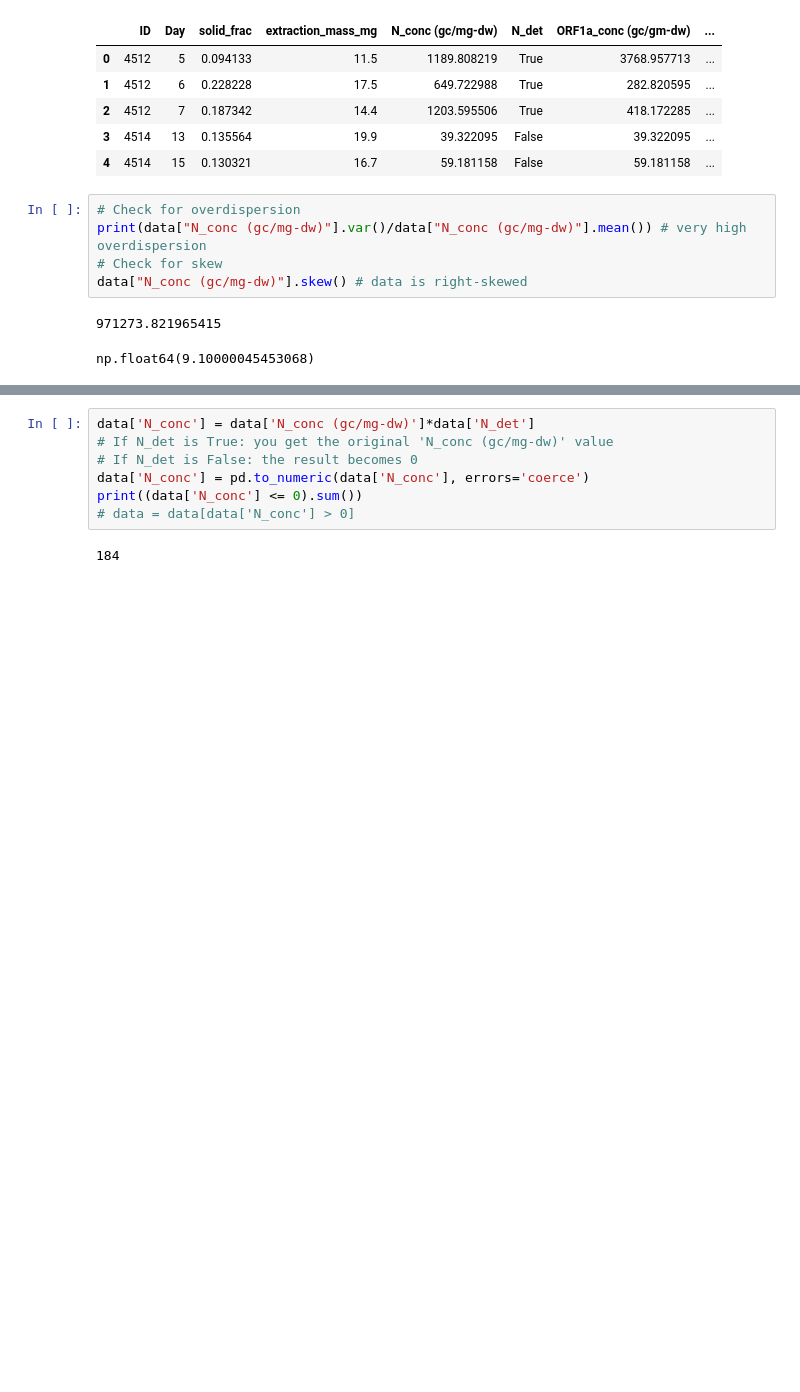
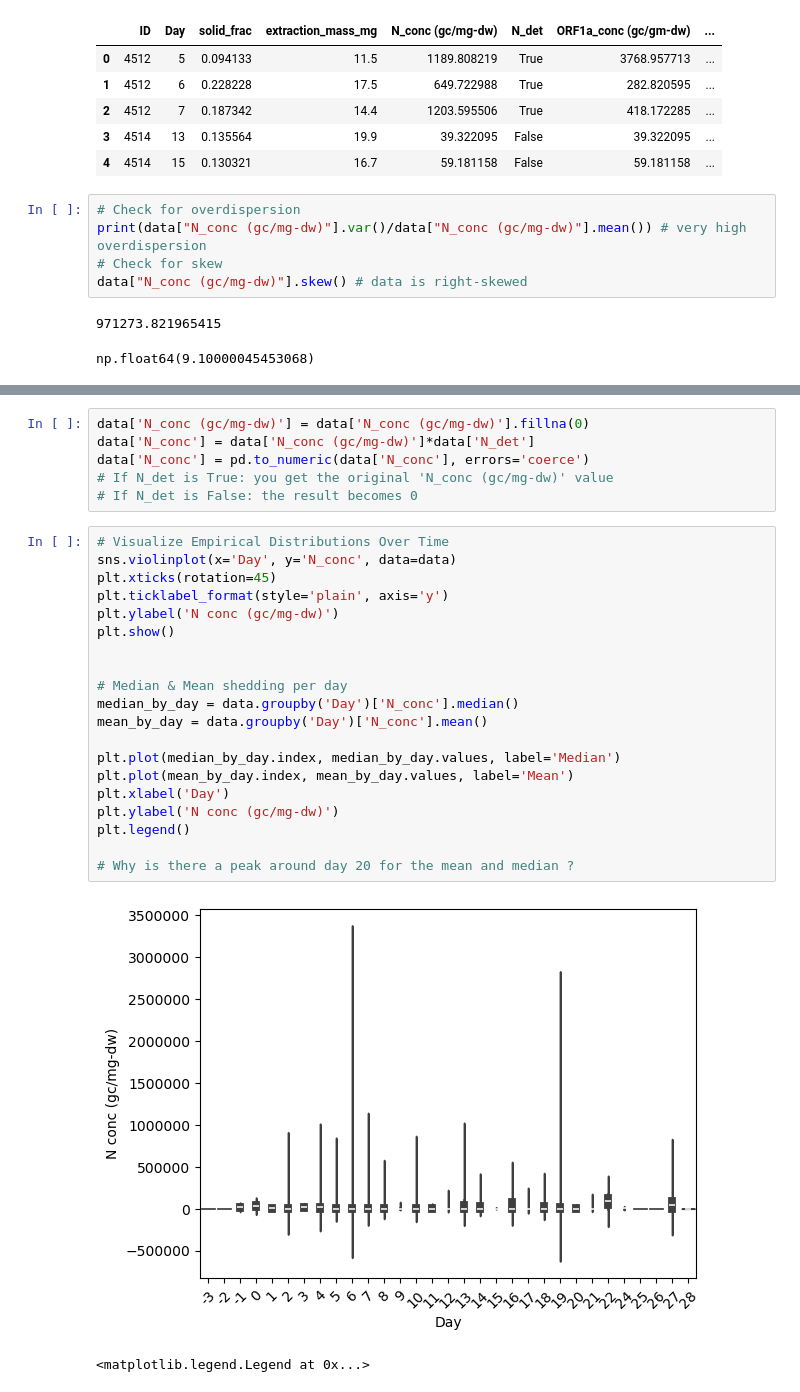
Before and after one commit to elizabethmurphy24/SRTI, a Jupyter notebook: Estimate shedding kernel.ipynb, the cells around one changed output, grey strips where cells are left out. Drawn from its saved outputs; the diff is of its cells as text; blank space fills up the shorter version.

Commit message:
shedding per day plots

```diff
--- a/Estimate shedding kernel.ipynb
+++ b/Estimate shedding kernel.ipynb
@@ -52,10 +52,30 @@ plt.show()
 [figure]
 # %%
+data['N_conc (gc/mg-dw)'] = data['N_conc (gc/mg-dw)'].fillna(0)
 data['N_conc'] = data['N_conc (gc/mg-dw)']*data['N_det']
+data['N_conc'] = pd.to_numeric(data['N_conc'], errors='coerce')
 # If N_det is True: you get the original 'N_conc (gc/mg-dw)' value
 # If N_det is False: the result becomes 0
-data['N_conc'] = pd.to_numeric(data['N_conc'], errors='coerce')
-print((data['N_conc'] <= 0).sum())
-# data = data[data['N_conc'] > 0]
-# %% [output]
-184
+# %%
+# Visualize Empirical Distributions Over Time
+sns.violinplot(x='Day', y='N_conc', data=data)
+plt.xticks(rotation=45)
+plt.ticklabel_format(style='plain', axis='y')
+plt.ylabel('N conc (gc/mg-dw)')
+plt.show()
+
+
+# Median & Mean shedding per day
+median_by_day = data.groupby('Day')['N_conc'].median()
+mean_by_day = data.groupby('Day')['N_conc'].mean()
+
+plt.plot(median_by_day.index, median_by_day.values, label='Median')
+plt.plot(mean_by_day.index, mean_by_day.values, label='Mean')
+plt.xlabel('Day')
+plt.ylabel('N conc (gc/mg-dw)')
+plt.legend()
+
+# Why is there a peak around day 20 for the mean and median ?
+# %% [output]
+[figure, added]
+<matplotlib.legend.Legend at 0x...>
```
Also changed, not shown: parts of 6 cells of this notebook.
